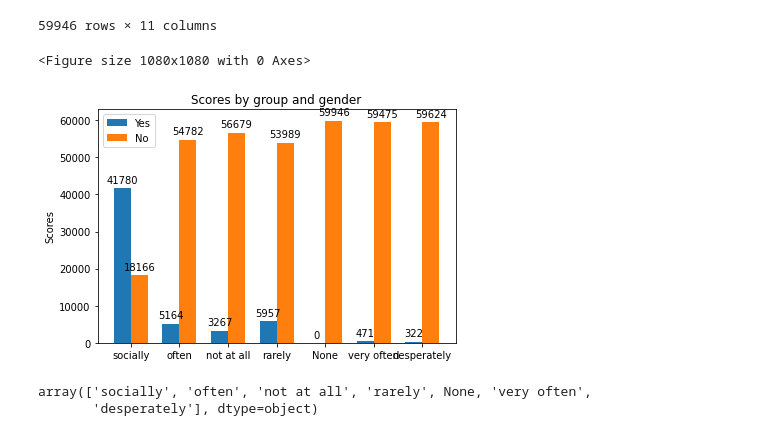
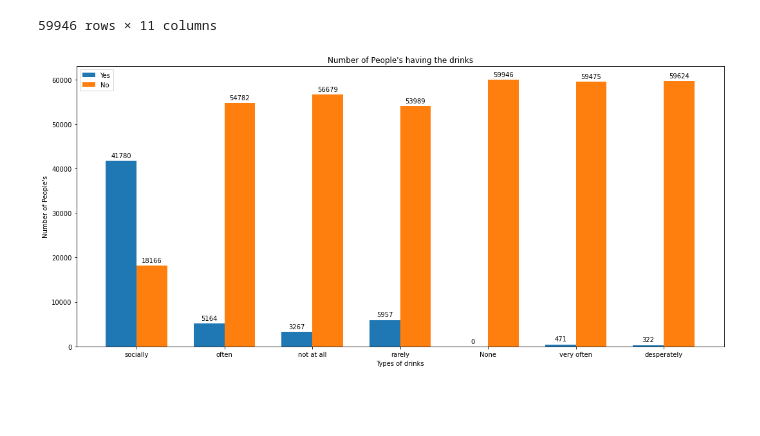
Before and after one commit to subhamyadav580/Data_analysis_of_dating_site_Dataset, a Jupyter notebook: dating_skeleton.ipynb, the cells around one changed output. Drawn from its saved outputs; the diff is of its cells as text; code cells hidden in the pictures; blank space fills up the shorter version.

Commit message:
adding some more visualizations

```diff
--- a/dating_skeleton.ipynb
+++ b/dating_skeleton.ipynb
@@ -250,49 +263,45 @@ veryoftenNo = [x for x in drinksAge['very often'] if x == 'No']
 desperatelyYes = [x for x in drinksAge['desperately'] if x == 'Yes']
 desperatelyNo = [x for x in drinksAge['desperately'] if x == 'No']
 # %%
-import matplotlib
-import matplotlib.pyplot as plt
-import numpy as np
-
-
 labels = ['socially', 'often', 'not at all', 'rarely', 'None', 'very often',
        'desperately']
-yesGroup = [len(sociallyYes), len(oftenYes), len(notYes), len(rarelyYes), len(NoneYes), len(veryoftenYes), len(desperatelyYes)]
-noGroup =[len(sociallyNo), len(oftenNo), len(notNo), len(rarelyNo), len(NoneNo), len(veryoftenNo), len(desperatelyNo)]
+yesGroup = [len(sociallyYes), len(oftenYes), len(notYes),
+            len(rarelyYes), len(NoneYes), len(veryoftenYes), len(desperatelyYes)]
+noGroup =[len(sociallyNo), len(oftenNo), len(notNo),
+          len(rarelyNo), len(NoneNo), len(veryoftenNo), len(desperatelyNo)]
 
 x = np.arange(len(labels))  # the label locations
 width = 0.35  # the width of the bars
 
-plt.figure(figsize=(15,15))
-fig, ax = plt.subplots()
+fig, ax = plt.subplots(figsize=(15,7))
 rects1 = ax.bar(x - width/2, yesGroup, width, label='Yes')
 rects2 = ax.bar(x + width/2, noGroup, width, label='No')
 
 # Add some text for labels, title and custom x-axis tick labels, etc.
-ax.set_ylabel('Scores')
-ax.set_title('Scores by group and gender')
+ax.set_ylabel("Number of People's")
+ax.set_xlabel("Types of drinks")
+ax.set_title("Number of People's having the drinks")
 ax.set_xticks(x)
 ax.set_xticklabels(labels)
 ax.legend()
 
 
 def autolabel(rects):
     """Attach a text label above each bar in *rects*, displaying its height."""
     for rect in rects:
         height = rect.get_height()
         ax.annotate('{}'.format(height),
                     xy=(rect.get_x() + rect.get_width() / 2, height),
                     xytext=(0, 3),  # 3 points vertical offset
                     textcoords="offset points",
                     ha='center', va='bottom')
 
 
 autolabel(rects1)
 autolabel(rects2)
 
 fig.tight_layout()
 
 plt.show()
 # %% [output]
-<Figure size 1080x1080 with 0 Axes>
-[figure, old version]
+[figure, new version]
@@ -301,5 +307,0 @@ labels = data.drinks.unique()
-# %%
-labels
-# %% [output]
-array(['socially', 'often', 'not at all', 'rarely', None, 'very often',
-       'desperately'], dtype=object)
```
Also changed, not shown: parts of 7 cells of this notebook.
